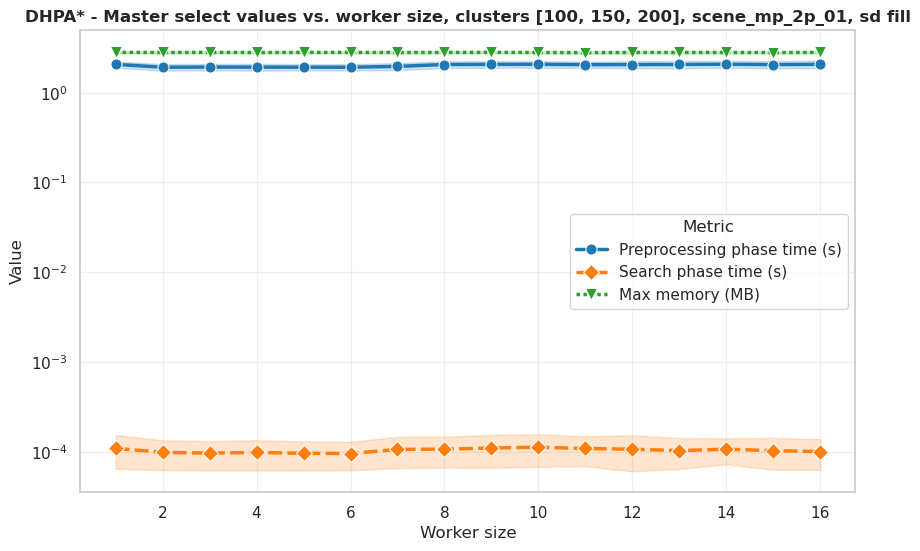
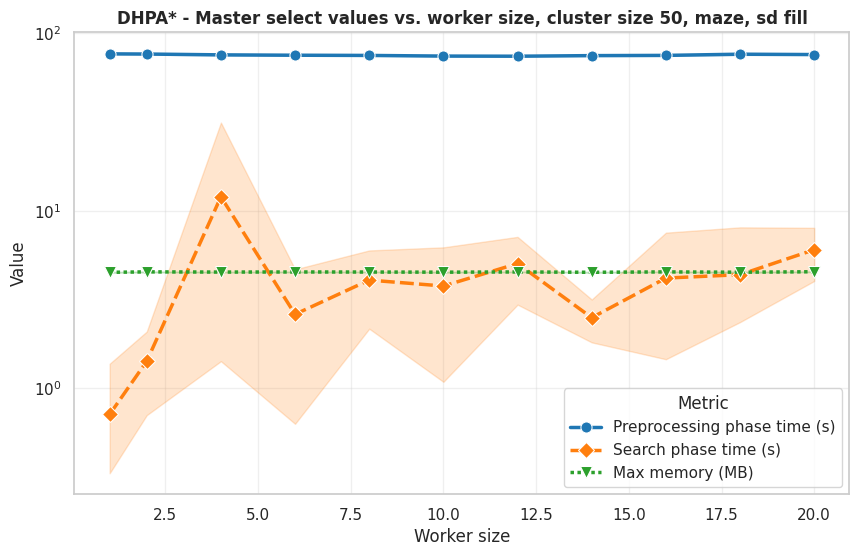
Unified diff of the notebook cell whose output changed from the first chart to the second:
--- before
+++ after
@@ -15,10 +15,17 @@
     timings = entry['timings']
     
-    if c_size in [200, 100, 150]:
+    if c_size in res['metadata']['cluster_sizes']:
         records.append({
             'cluster_size': c_size,
             'workers_size': w_size,
-            'preprocess_time_s': timings.get('preprocessed', 0),
-            'master_search_time_s': timings.get('found_graph_path', 0),
+            'preprocess_time_s': (
+                timings.get('preprocessed', 0) +
+                timings.get('inter_edges', 0)
+            ),
+            'master_search_time_s': (
+                timings.get('finish_abstract_graph', 0) +
+                timings.get('found_graph_path', 0) +
+                timings.get('found_overall_path', 0)
+            ),
             'max_memory_mb': timings.get('max_memory', 0)
         })
@@ -55,5 +62,5 @@
     palette="tab10",
     linewidth=2.5,
-    errorbar='sd',  # Computes SD across cluster sizes [100, 150] & runs combined
+    errorbar='ci',  # Computes SD across cluster sizes [100, 150] & runs combined
     ax=ax
 )
@@ -63,5 +70,5 @@
 
 # Title, Labels, and Formatting
-ax.set_title('DHPA* - Master select values vs. worker size, clusters [100, 150, 200], scene_mp_2p_01, sd fill', fontsize=12, fontweight='bold')
+ax.set_title('DHPA* - Master select values vs. worker size, cluster size 50, maze, sd fill', fontsize=12, fontweight='bold')
 ax.set_xlabel('Worker size', fontsize=12)
 ax.set_ylabel('Value', fontsize=12)

Commit: asda